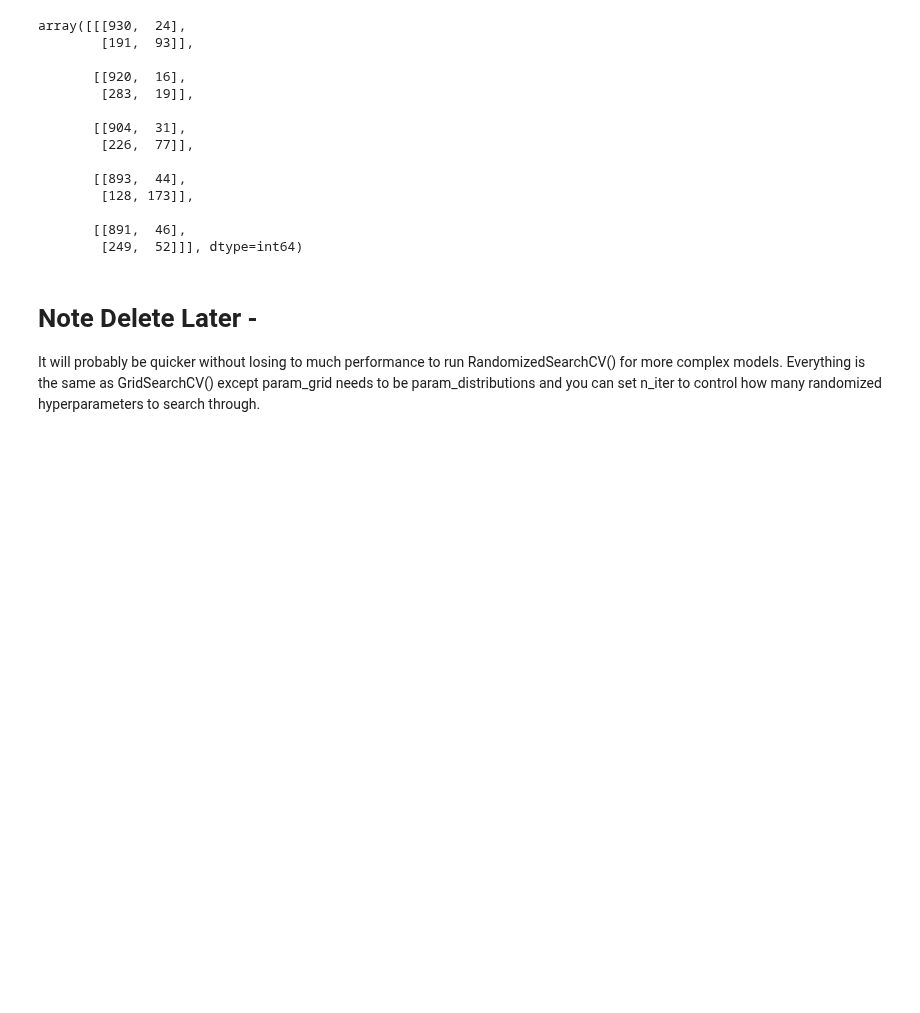
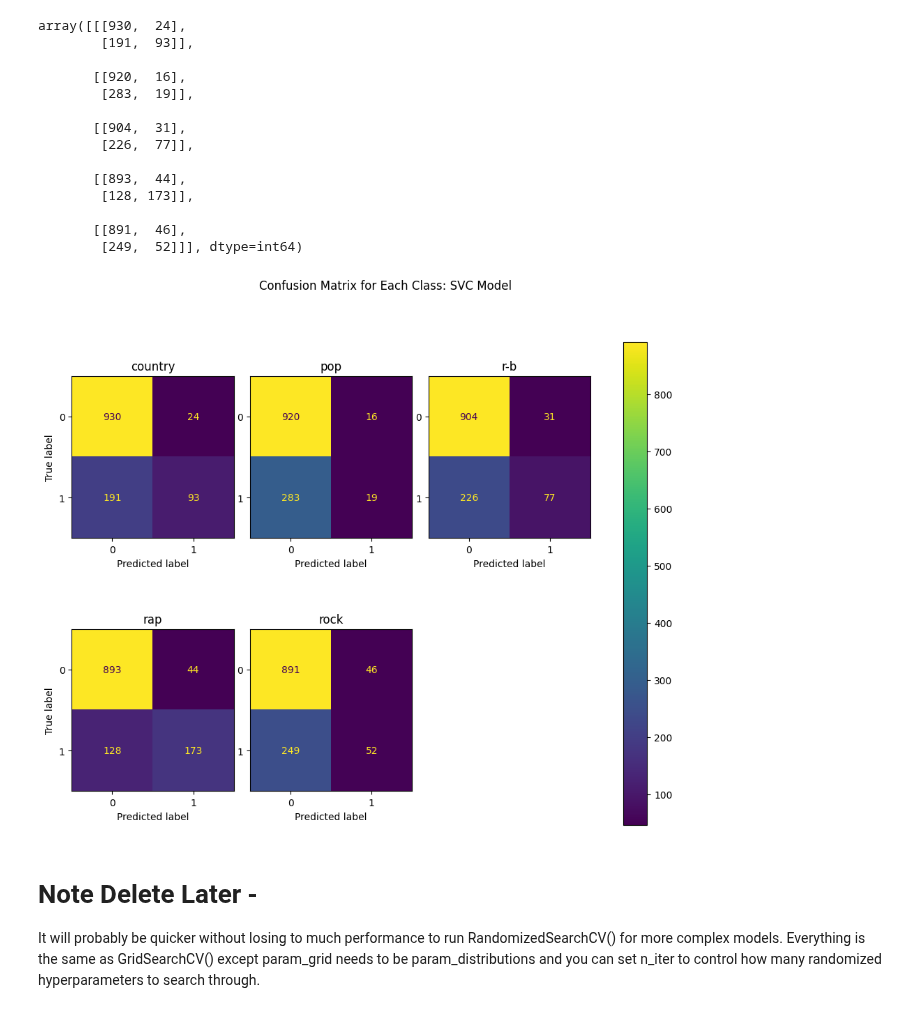
Before and after one commit to hunterblum/Multi-Genre-Classification, a Jupyter notebook: 04_Modeling.ipynb, the cells around one changed output. Saved outputs shown, nothing was run; the diff lists cells and outputs as text; code cells hidden in the pictures; blank space fills up the shorter version.

Commit message:
SVC Modeled and Results

```diff
--- a/04_Modeling.ipynb
+++ b/04_Modeling.ipynb
@@ -173,6 +173,35 @@ array([[[930,  24],
 
        [[891,  46],
         [249,  52]]], dtype=int64)
+# %%
+label_names = mlb.classes_
+
+f, axes = plt.subplots(2, 3, figsize=(12, 9))
+axes = axes.ravel()
+for i in range(5):
+    disp = ConfusionMatrixDisplay(
+        multilabel_confusion_matrix(y_test, svc_pred_df)[i],
+        display_labels=[0, i])
+    disp.plot(ax=axes[i], values_format='.4g')
+    disp.ax_.set_xticklabels([0,1])
+    disp.ax_.set_yticklabels([0,1])
+    disp.ax_.set_title(label_names[i])
+
+    # Put label on each new row
+    if i%3!=0:
+        disp.ax_.set_ylabel('')
+    disp.im_.colorbar.remove()
+
+    # Get rid of extra plot
+    axes[5].set_axis_off()
+
+# Plot
+plt.subplots_adjust(wspace=0.10, hspace=0.1)
+plt.suptitle("Confusion Matrix for Each Class: SVC Model")
+f.colorbar(disp.im_, ax=axes)
+plt.show()
+# %% [output]
+[figure, added]
 # %% [markdown]
 # Note Delete Later -
 It will probably be quicker without losing to much performance to run RandomizedSearchCV() for more complex models. Everything is the same as GridSearchCV() except param_grid needs to be param_distributions and you can set n_iter to control how many randomized hyperparameters to search through.
```
